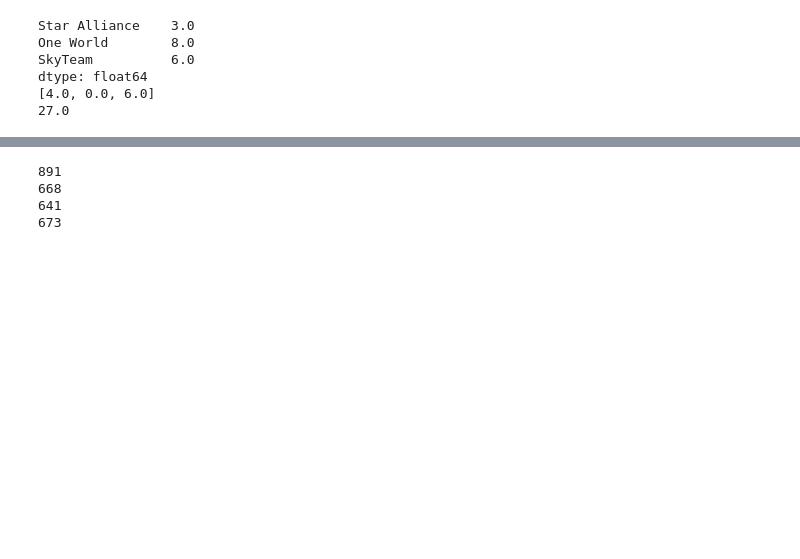
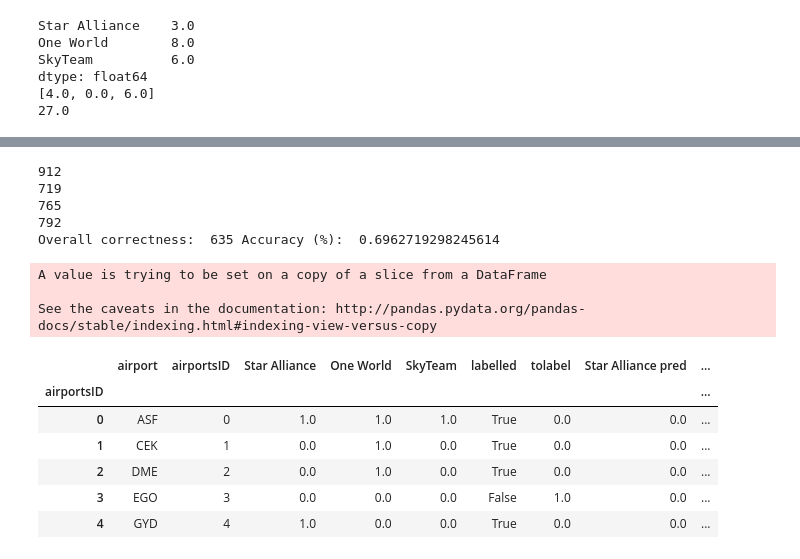
Before and after one commit to nicolasFontbonne/Project_ntds, a Jupyter notebook: main_marie.ipynb, the cells around one changed output, grey strips where cells are left out. Drawn from its saved outputs; the diff is of its cells as text; code cells hidden in the pictures; blank space fills up the shorter version.

Commit message:
alliance expansion prediction

```diff
--- a/main_marie.ipynb
+++ b/main_marie.ipynb
@@ -755,11 +746,20 @@ airport_attr.head(10)
 airport_pred = airport_attr[airport_attr.labelled == 0]
 num_pred = airport_pred.shape[0]
 print(num_pred)
+
+# correctness for the individual alliances
 print(sum((airport_pred['Star Alliance'] - airport_pred['Star Alliance pred']) == 0))
 print(sum((airport_pred['One World'] - airport_pred['One World pred']) == 0))
 print(sum((airport_pred['SkyTeam'] - airport_pred['SkyTeam pred']) == 0))
+
+# overall correctness
+true_val = list(zip(airport_pred['Star Alliance'], airport_pred['One World'], airport_pred['SkyTeam']))
+pred_val = list(zip(airport_pred['Star Alliance pred'], airport_pred['One World pred'], airport_pred['SkyTeam pred']))
+accuracy_val = sum(i == j for i,j in zip(true_val, pred_val))
+print('Overall correctness: ', accuracy_val, 'Accuracy (%): ', accuracy_val/num_pred)
 # %% [output]
-891
-668
-641
-673
+912
+719
+765
+792
+Overall correctness:  635 Accuracy (%):  0.6962719298245614
@@ -767,0 +766,32 @@ print(sum((airport_pred['SkyTeam'] - airport_pred['SkyTeam pred']) == 0))
+# %%
+# 2nd step: keep all the known airport with a major alliance labelled
+# and predict the airports with no alliance serving them (for all the
+# airports inside the biggest connected component)
+
+# change the index
+airport_all = airport_attribution_dummy.copy()
+airport_all.index = airportsID.airportsID
+
+# add a column labelled with 1/True if the airport is served by an alliance and 0/False if not
+airport_all['labelled'] = airport_all[['Star Alliance', 'One World', 'SkyTeam']].sum(axis=1) != 0
+
+# add a column to indicate whether an unlabelled airport (airport with no alliance) needs to be labelled
+airport_all['tolabel'] = np.zeros(airport_all.shape[0])
+airport_all['tolabel'][~airport_all.labelled] = 1
+
+# add new columns for the predicted alliance for the unlabelled airports
+airport_all['Star Alliance pred'] = np.zeros(airport_all.shape[0])
+airport_all['One World pred'] = np.zeros(airport_all.shape[0])
+airport_all['SkyTeam pred'] = np.zeros(airport_all.shape[0])
+airport_all.head()
+# %% [output]
+A value is trying to be set on a copy of a slice from a DataFrame
+
+See the caveats in the documentation: http://pandas.pydata.org/pandas-docs/stable/indexing.html#indexing-view-versus-copy
+|  | airport | airportsID | Star Alliance | One World | SkyTeam | labelled | tolabel | Star Alliance pred | ... |
+| airportsID |  |  |  |  |  |  |  |  | ... |
+| 0 | ASF | 0 | 1.0 | 1.0 | 1.0 | True | 0.0 | 0.0 | ... |
+| 1 | CEK | 1 | 0.0 | 1.0 | 0.0 | True | 0.0 | 0.0 | ... |
+| 2 | DME | 2 | 0.0 | 1.0 | 0.0 | True | 0.0 | 0.0 | ... |
+| 3 | EGO | 3 | 0.0 | 0.0 | 0.0 | False | 1.0 | 0.0 | ... |
+| 4 | GYD | 4 | 1.0 | 0.0 | 0.0 | True | 0.0 | 0.0 | ... |
```
Also changed, not shown: parts of 10 cells of this notebook, 1 other file.
